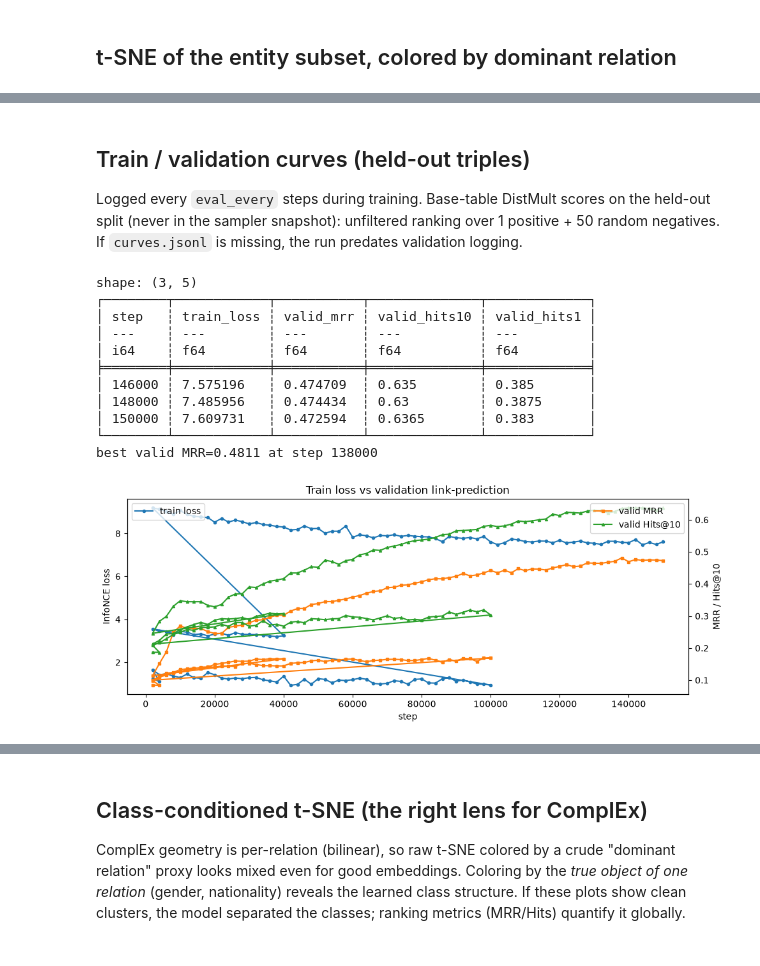
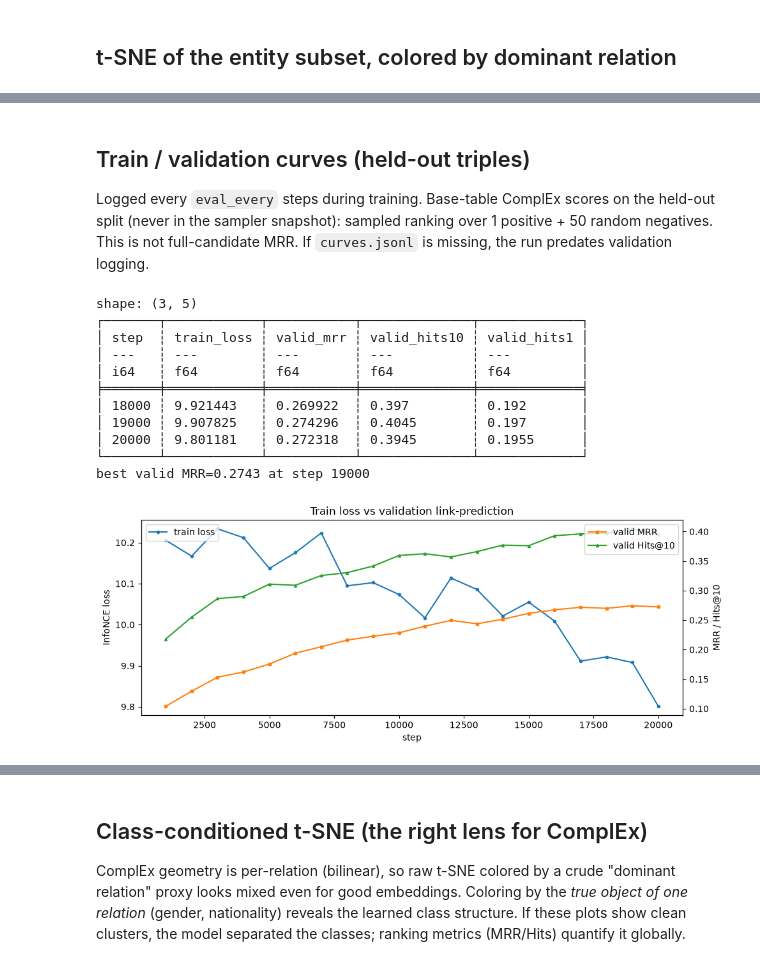
Before and after one commit to mylonasc/gestaltdb-examples, a Jupyter notebook: yago45-kge/notebooks/01_yago45_embeddings_notes.ipynb, the cells around one changed output, grey strips where cells are left out. Drawn from its saved outputs; the diff is of its cells as text; code cells hidden in the pictures.

```diff
--- a/yago45-kge/notebooks/01_yago45_embeddings_notes.ipynb
+++ b/yago45-kge/notebooks/01_yago45_embeddings_notes.ipynb
@@ -37,5 +37,6 @@ name = "yago45_facts" if USE_FACTS else "yago45"
 cands = [(ex / ".." / "data" / name).resolve(), ex / "data" / name]
 DATA_ROOT = next(p for p in cands if p.exists())
 ART = DATA_ROOT / "artifacts"
-print("DATA_ROOT:", DATA_ROOT)
+RUN_ART = Path(os.environ.get("YAGO_RUN_ARTIFACTS", ART))
+print("DATA_ROOT:", DATA_ROOT, "RUN_ART:", RUN_ART)
 # %% [output]
@@ -152,39 +155,39 @@ saved /home/charilaos/Workspace/gestalt-example/data/yago45_facts/artifacts/tsne
 # %% [markdown]
 ## Train / validation curves (held-out triples)
 
-Logged every `eval_every` steps during training. Base-table DistMult scores on
-the held-out split (never in the sampler snapshot): unfiltered ranking over
-1 positive + 50 random negatives. If `curves.jsonl` is missing, the run
+Logged every `eval_every` steps during training. Base-table ComplEx scores on
+the held-out split (never in the sampler snapshot): sampled ranking over
+1 positive + 50 random negatives. This is not full-candidate MRR. If `curves.jsonl` is missing, the run
 predates validation logging.
 # %%
 import json as _json
-curves_file = ART / "curves.jsonl"
+curves_file = RUN_ART / "curves.jsonl"
 if curves_file.exists():
     curves = [_json.loads(l) for l in curves_file.read_text().splitlines()]
     cdf = pl.DataFrame(curves)
     print(cdf.tail(3))
     bi = int(cdf["valid_mrr"].to_numpy().argmax())
     print(f"best valid MRR={cdf['valid_mrr'][bi]:.4f} at step {int(cdf['step'][bi])}")
     fig, ax1 = plt.subplots(figsize=(10, 4))
     ax1.plot(cdf["step"].to_numpy(), cdf["train_loss"].to_numpy(), "o-", ms=3, label="train loss")
     ax1.set_xlabel("step"); ax1.set_ylabel("InfoNCE loss"); ax1.legend(loc="upper left")
     ax2 = ax1.twinx()
     ax2.plot(cdf["step"].to_numpy(), cdf["valid_mrr"].to_numpy(), "s-", ms=3, color="C1", label="valid MRR")
     ax2.plot(cdf["step"].to_numpy(), cdf["valid_hits10"].to_numpy(), "^-", ms=3, color="C2", label="valid Hits@10")
     ax2.set_ylabel("MRR / Hits@10"); ax2.legend(loc="upper right")
     plt.title("Train loss vs validation link-prediction"); plt.tight_layout(); plt.show()
 else:
     print("no curves.jsonl (run predates validation logging)")
 # %% [output]
 shape: (3, 5)
-┌────────┬────────────┬───────────┬──────────────┬─────────────┐
-│ step   ┆ train_loss ┆ valid_mrr ┆ valid_hits10 ┆ valid_hits1 │
-│ ---    ┆ ---        ┆ ---       ┆ ---          ┆ ---         │
-│ i64    ┆ f64        ┆ f64       ┆ f64          ┆ f64         │
-╞════════╪════════════╪═══════════╪══════════════╪═════════════╡
-│ 146000 ┆ 7.575196   ┆ 0.474709  ┆ 0.635        ┆ 0.385       │
-│ 148000 ┆ 7.485956   ┆ 0.474434  ┆ 0.63         ┆ 0.3875      │
-│ 150000 ┆ 7.609731   ┆ 0.472594  ┆ 0.6365       ┆ 0.383       │
-└────────┴────────────┴───────────┴──────────────┴─────────────┘
-best valid MRR=0.4811 at step 138000
+┌───────┬────────────┬───────────┬──────────────┬─────────────┐
+│ step  ┆ train_loss ┆ valid_mrr ┆ valid_hits10 ┆ valid_hits1 │
+│ ---   ┆ ---        ┆ ---       ┆ ---          ┆ ---         │
+│ i64   ┆ f64        ┆ f64       ┆ f64          ┆ f64         │
+╞═══════╪════════════╪═══════════╪══════════════╪═════════════╡
+│ 18000 ┆ 9.921443   ┆ 0.269922  ┆ 0.397        ┆ 0.192       │
+│ 19000 ┆ 9.907825   ┆ 0.274296  ┆ 0.4045       ┆ 0.197       │
+│ 20000 ┆ 9.801181   ┆ 0.272318  ┆ 0.3945       ┆ 0.1955      │
+└───────┴────────────┴───────────┴──────────────┴─────────────┘
+best valid MRR=0.2743 at step 19000
-[figure, old version]
+[figure, new version]
```
Also changed, not shown: parts of 20 cells of this notebook, 29 other files.
